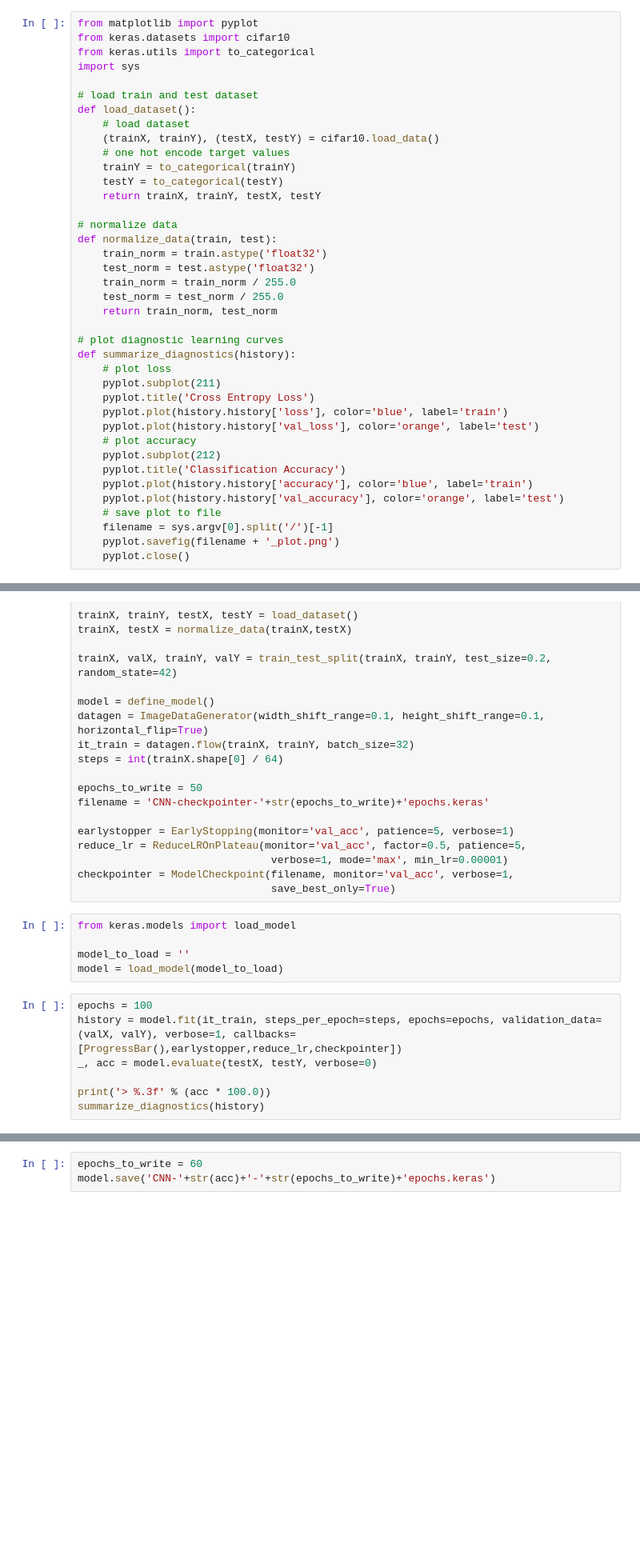
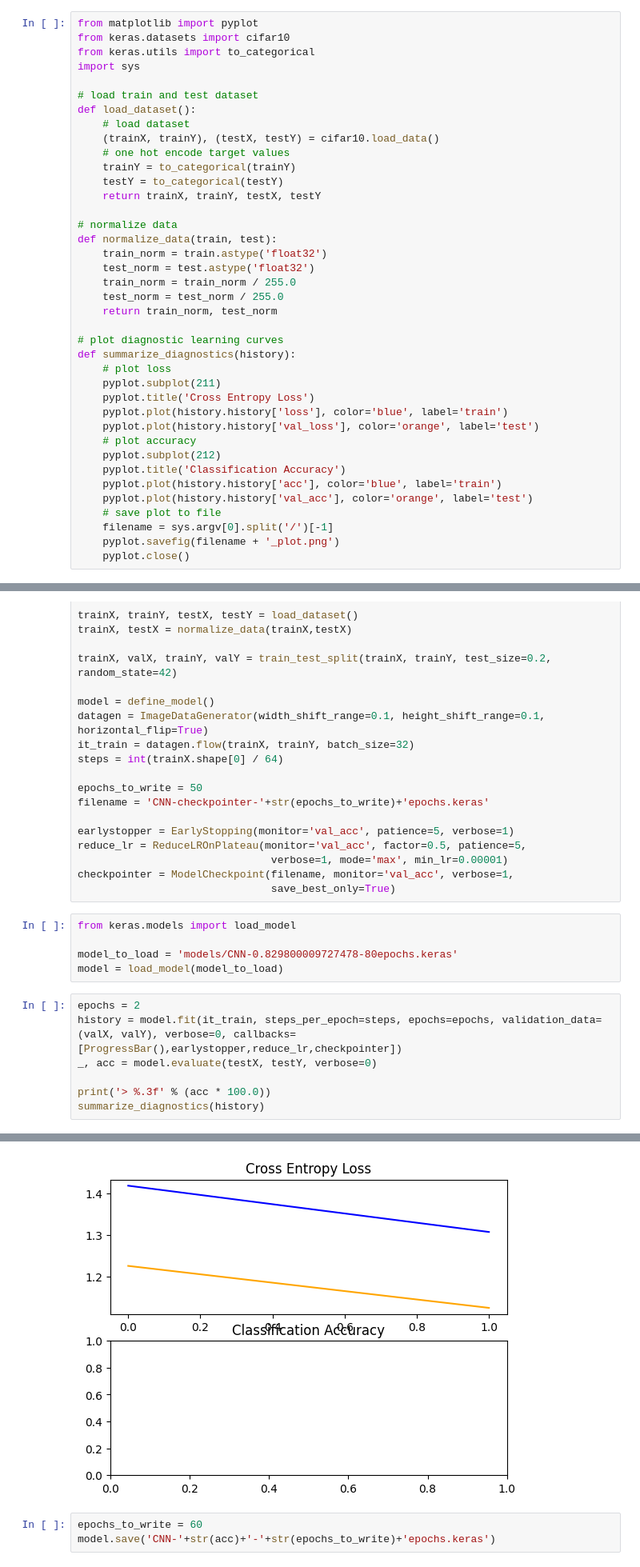
Before and after one commit to pedromtrodrigues/FAA-Project2, a Jupyter notebook: CNN.ipynb, the cells around one changed output, grey strips where cells are left out. Shown at 80% size. Drawn from its saved outputs; the diff is of its cells as text; blank space fills up the shorter version.

```diff
--- a/CNN.ipynb
+++ b/CNN.ipynb
@@ -53,8 +53,8 @@ def summarize_diagnostics(history):
 	# plot accuracy
 	pyplot.subplot(212)
 	pyplot.title('Classification Accuracy')
-	pyplot.plot(history.history['accuracy'], color='blue', label='train')
-	pyplot.plot(history.history['val_accuracy'], color='orange', label='test')
+	pyplot.plot(history.history['acc'], color='blue', label='train')
+	pyplot.plot(history.history['val_acc'], color='orange', label='test')
 	# save plot to file
 	filename = sys.argv[0].split('/')[-1]
 	pyplot.savefig(filename + '_plot.png')
@@ -122,12 +122,13 @@ checkpointer = ModelCheckpoint(filename, monitor='val_acc', verbose=1,
 # %%
 from keras.models import load_model
 
-model_to_load = ''
+model_to_load = 'models/CNN-0.829800009727478-80epochs.keras'
 model = load_model(model_to_load)
 # %%
-epochs = 100
-history = model.fit(it_train, steps_per_epoch=steps, epochs=epochs, validation_data=(valX, valY), verbose=1, callbacks=[ProgressBar(),earlystopper,reduce_lr,checkpointer])
+epochs = 2
+history = model.fit(it_train, steps_per_epoch=steps, epochs=epochs, validation_data=(valX, valY), verbose=0, callbacks=[ProgressBar(),earlystopper,reduce_lr,checkpointer])
 _, acc = model.evaluate(testX, testY, verbose=0)
 
 print('> %.3f' % (acc * 100.0))
 summarize_diagnostics(history)
+# %% [output]
@@ -134,3 +141,4 @@ summarize_diagnostics(history)
+[figure, added]
 # %%
 epochs_to_write = 60
 model.save('CNN-'+str(acc)+'-'+str(epochs_to_write)+'epochs.keras')
```
Also changed, not shown: parts of 2 cells of this notebook.
